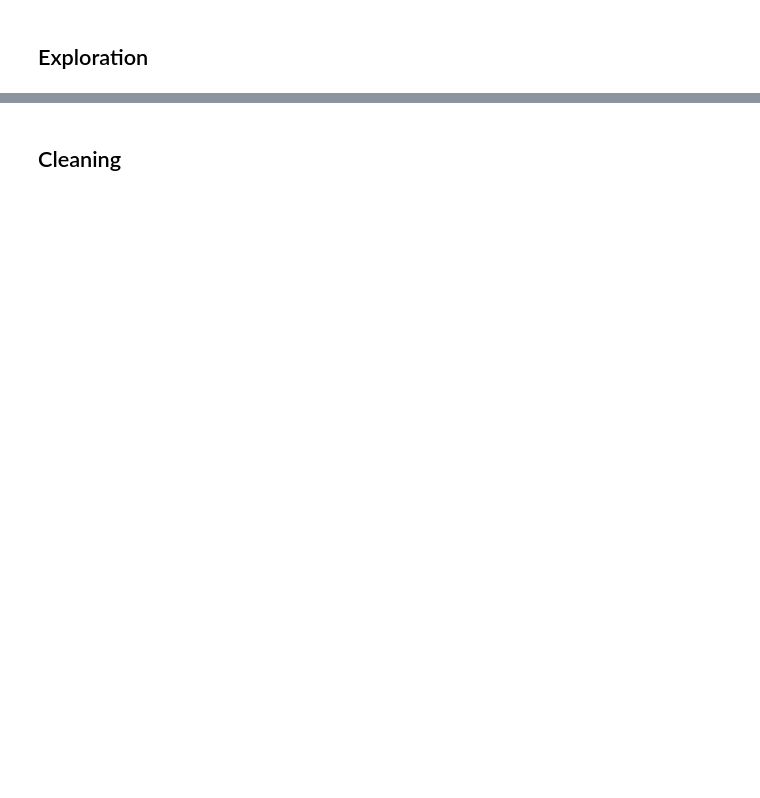
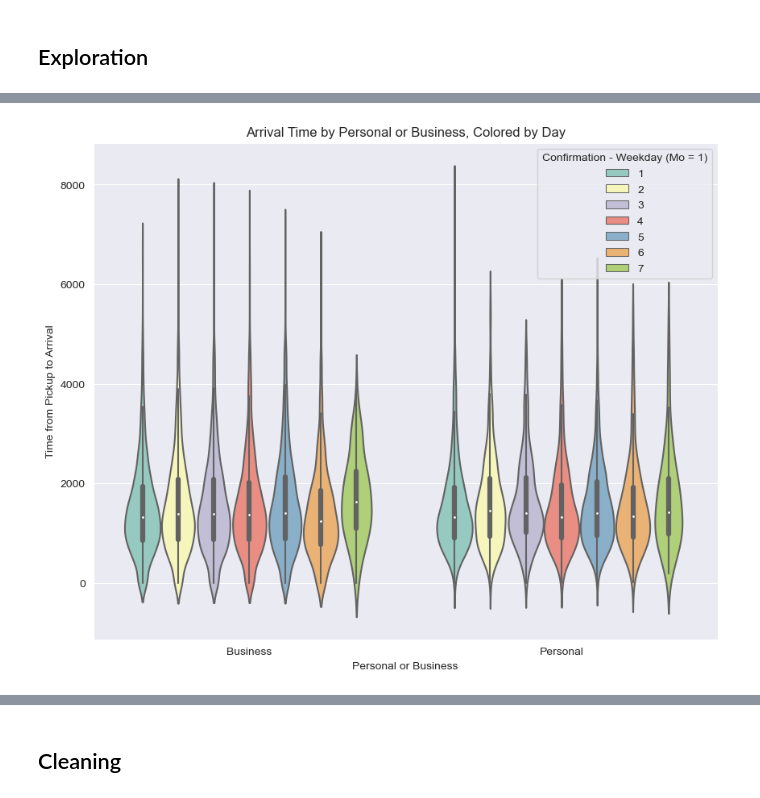
Before and after one commit to hughvd/sendy-logistics, a Jupyter notebook: preprocessing.ipynb, the cells around one changed output, grey strips where cells are left out. Cells and saved outputs as stored; diff of their text form; code cells hidden in the pictures; blank space fills up the shorter version.

Commit message:
Violin plot for arrival time by personal or business, colored by day of week

```diff
--- a/preprocessing.ipynb
+++ b/preprocessing.ipynb
@@ -48,2 +109,14 @@ sns.relplot(data=mergedtrain, x="Average_Rating", y="Time from Pickup to Arrival
+# %%
+import seaborn as sns
+import matplotlib.pyplot as plt
+
+plt.figure(figsize=(10, 8))
+sns.violinplot(x="Personal or Business", y="Time from Pickup to Arrival", hue="Confirmation - Weekday (Mo = 1)", data=mergedtrain, palette="Set3")
+plt.title('Arrival Time by Personal or Business, Colored by Day')
+plt.xlabel('Personal or Business')
+plt.ylabel('Time from Pickup to Arrival')
+plt.show()
+# %% [output]
+[figure, added]
 # %%
 clean = pd.read_pickle('clean_training')
```
Also changed, not shown: parts of 10 cells of this notebook, 5 other files.
